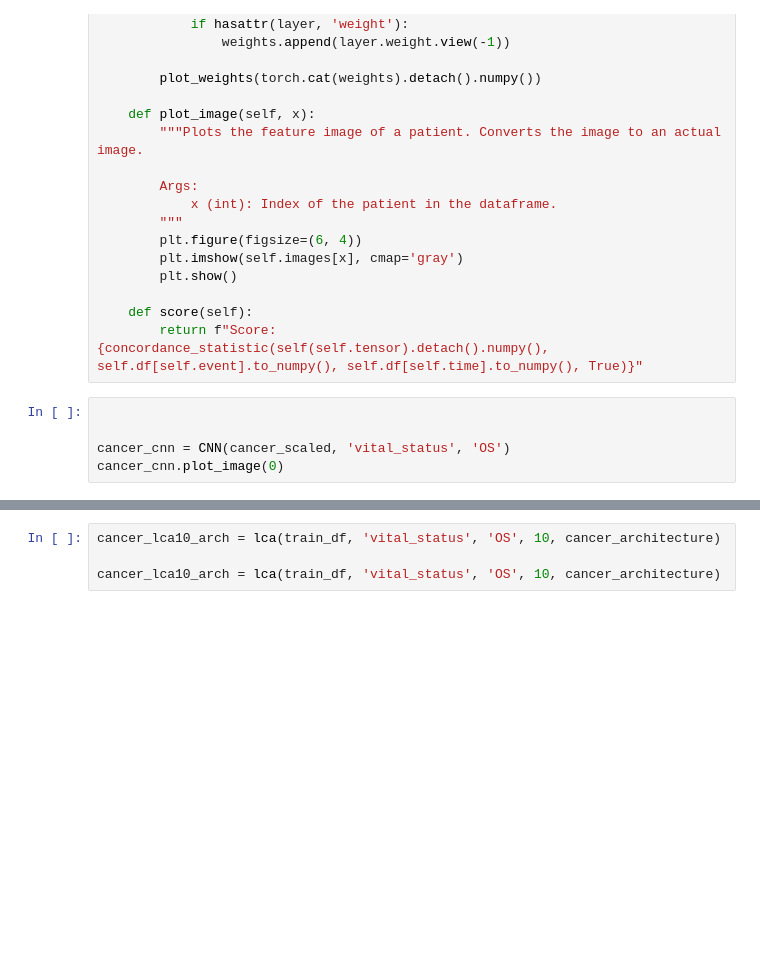
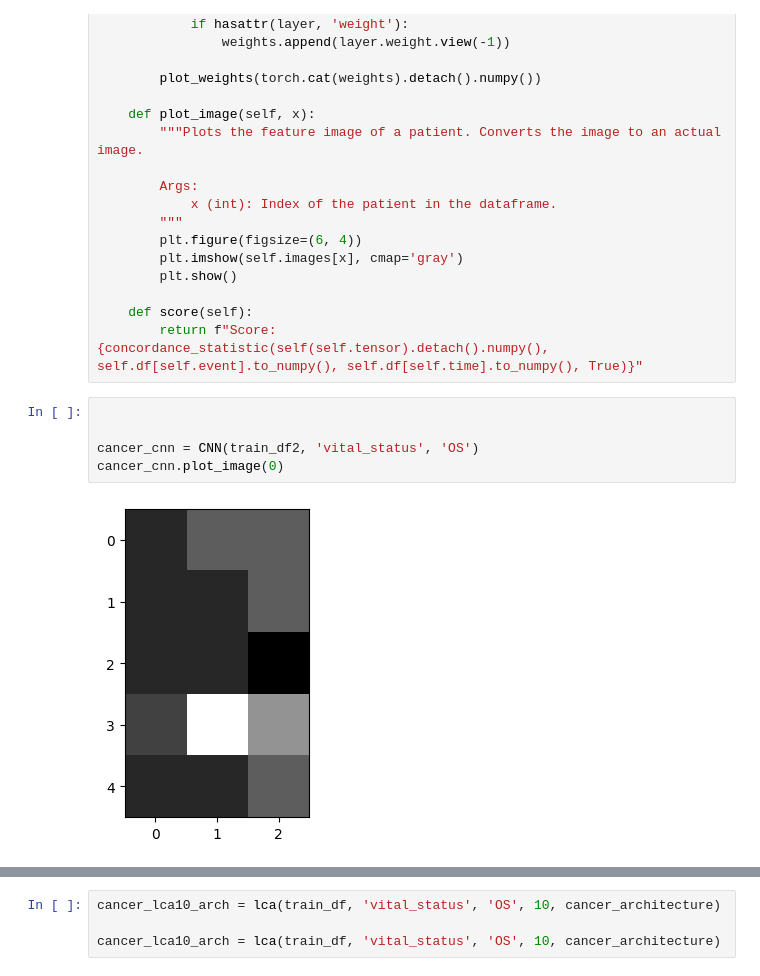
Before and after one commit to Kcole3/datasci_223, a Jupyter notebook: exercises/final_project.ipynb, the cells around one changed output, grey strips where cells are left out. Cells and saved outputs as stored; diff of their text form; blank space fills up the shorter version.

```diff
--- a/exercises/final_project.ipynb
+++ b/exercises/final_project.ipynb
@@ -2324,7 +2303,9 @@ class CNN(torch.nn.Module):
 # %%
 
 
-cancer_cnn = CNN(cancer_scaled, 'vital_status', 'OS')
+cancer_cnn = CNN(train_df2, 'vital_status', 'OS')
 cancer_cnn.plot_image(0)
+# %% [output]
+[figure, added]
 # %%
 cancer_cnn.train()
```
Also changed, not shown: parts of 22 cells of this notebook, 1 other file.
